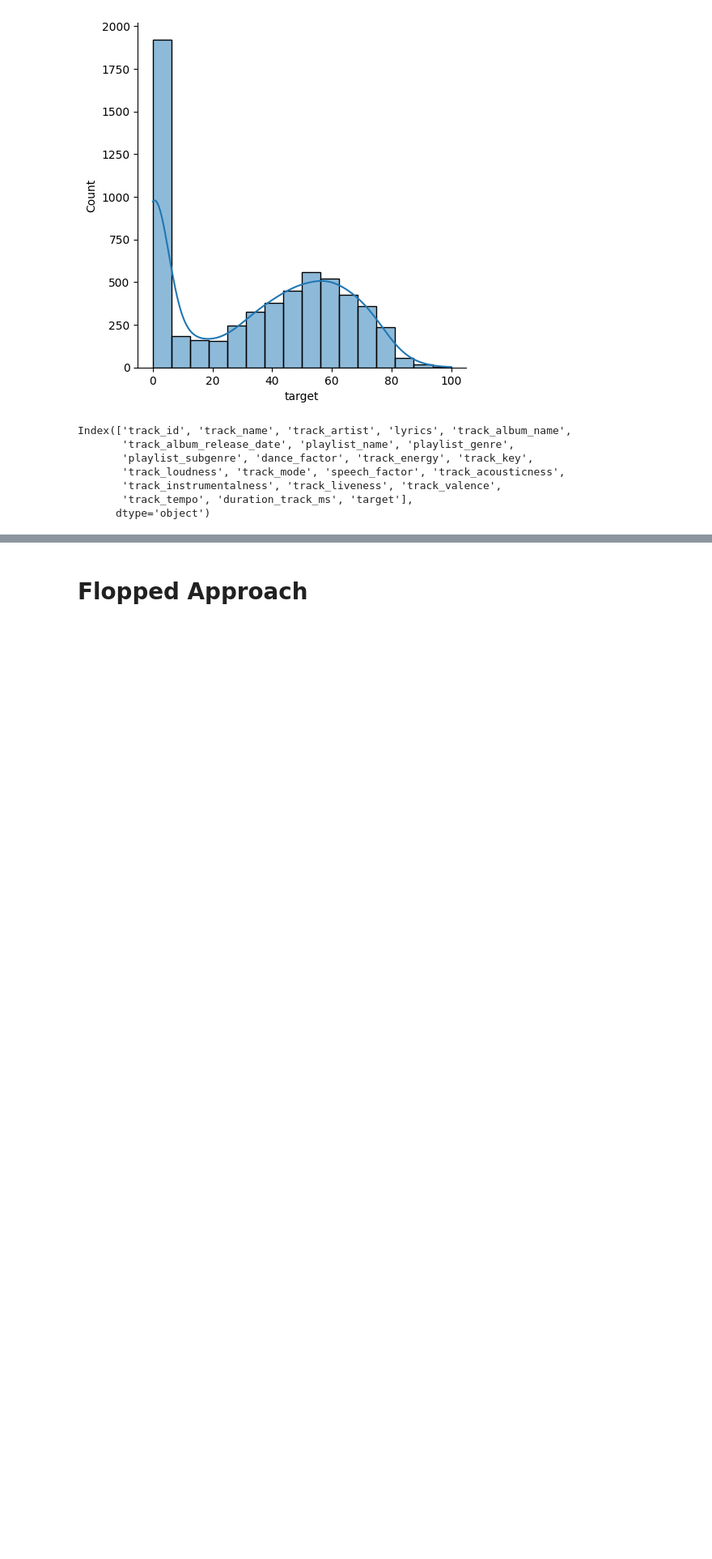
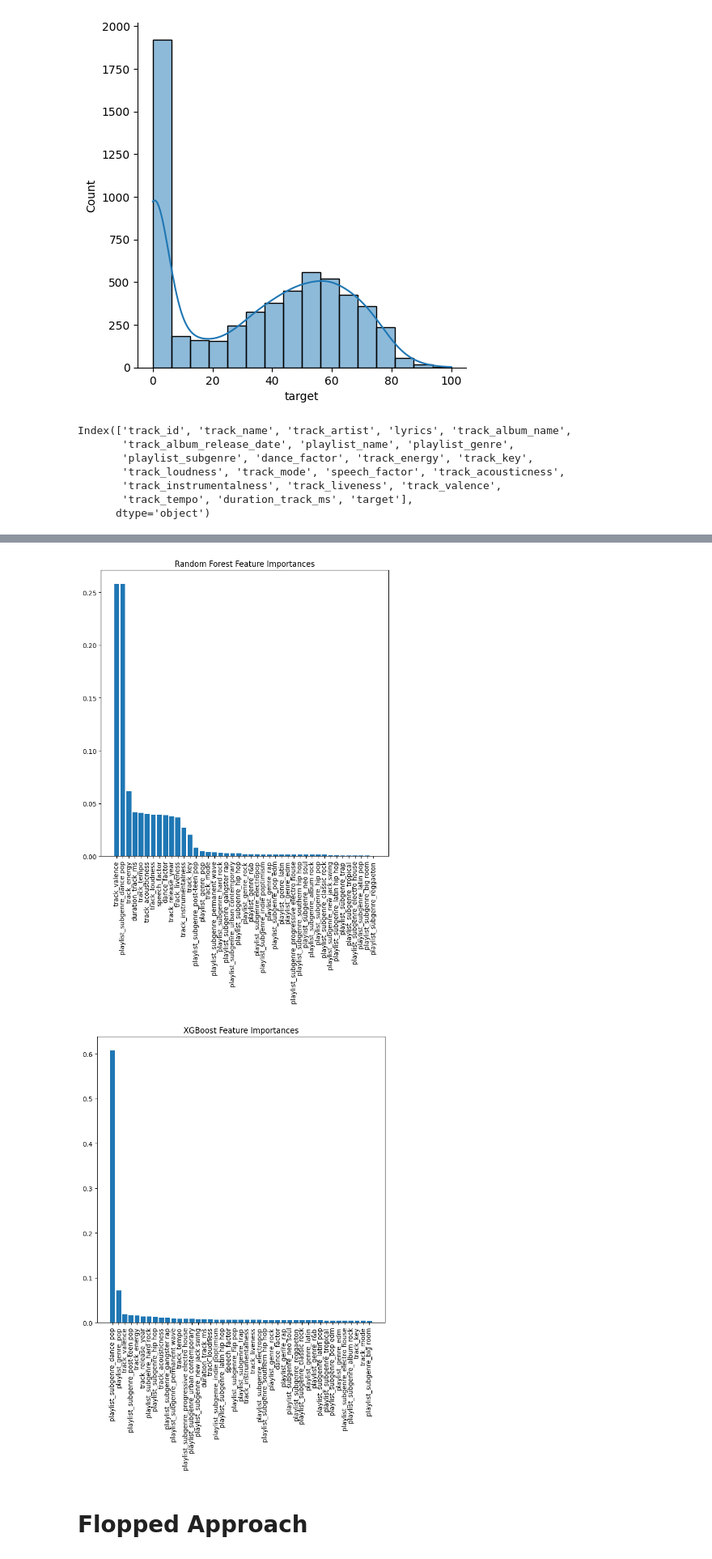
Before and after one commit to criticic/copsweek-ctrlshiftintelligence, a Jupyter notebook: Bopify.ipynb, the cells around one changed output, grey strips where cells are left out. Shown at 81% size. Drawn from its saved outputs; the diff is of its cells as text; code cells hidden in the pictures; blank space fills up the shorter version.

```diff
--- a/Bopify.ipynb
+++ b/Bopify.ipynb
@@ -335,3 +419,18 @@ Bayesian Ridge mean squared error: 699.81
+# %%
+# Feature Importances
+
+for model_name, model in models.items():
+    importances = model.feature_importances_
+    indices = importances.argsort()[::-1]
+
+    plt.figure(figsize=(8, 8))
+    plt.title(f"{model_name} Feature Importances")
+    plt.bar(range(X_train.shape[1]), importances[indices])
+    plt.xticks(range(X_train.shape[1]), [X_train.columns[i] for i in indices], rotation=90)
+    plt.show()
+# %% [output]
+[figure, added]
+[figure, added]
 # %%
 classification_models = {
     "Logistic Regression": LogisticRegression(random_state=42),
```
Also changed, not shown: parts of 8 cells of this notebook, 19 other files.
